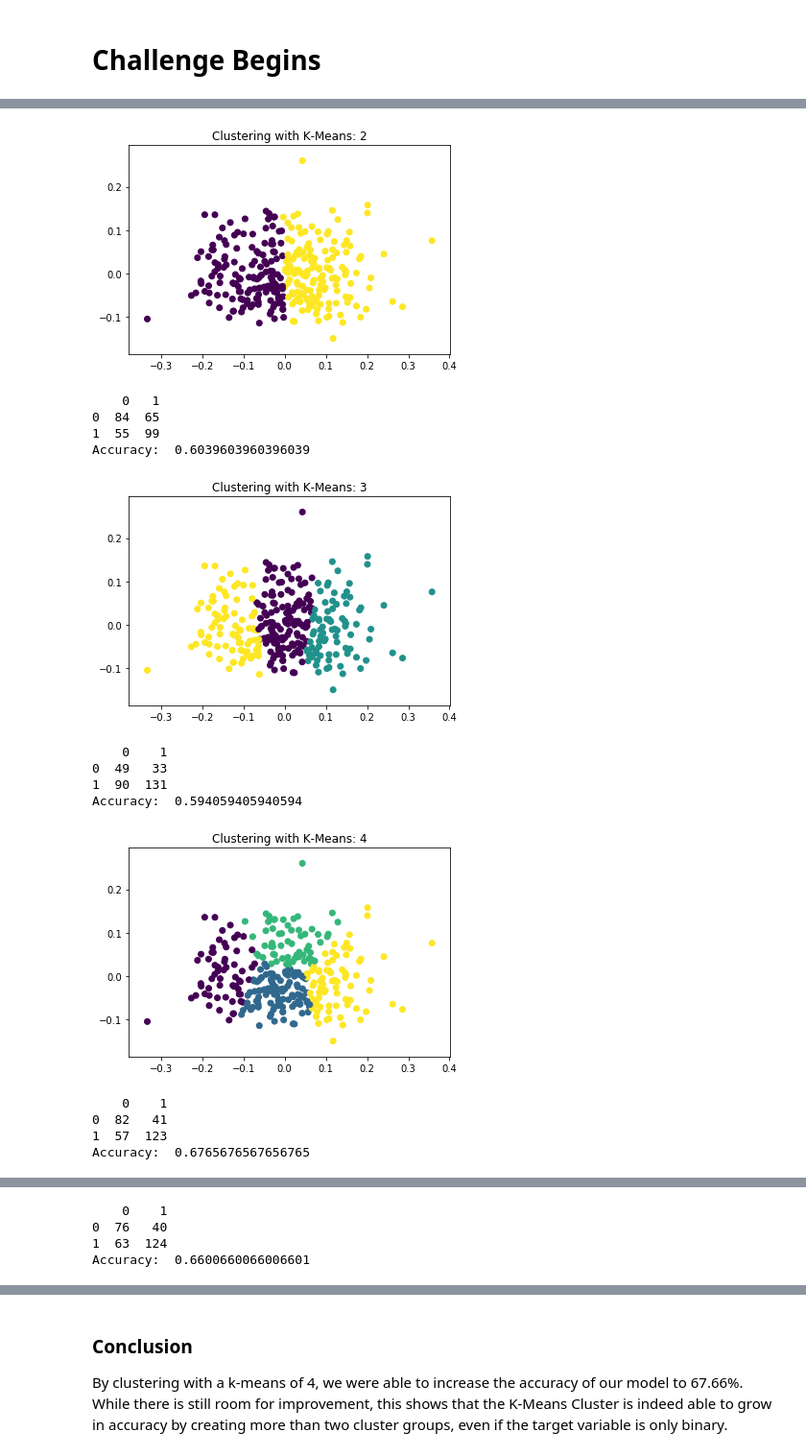
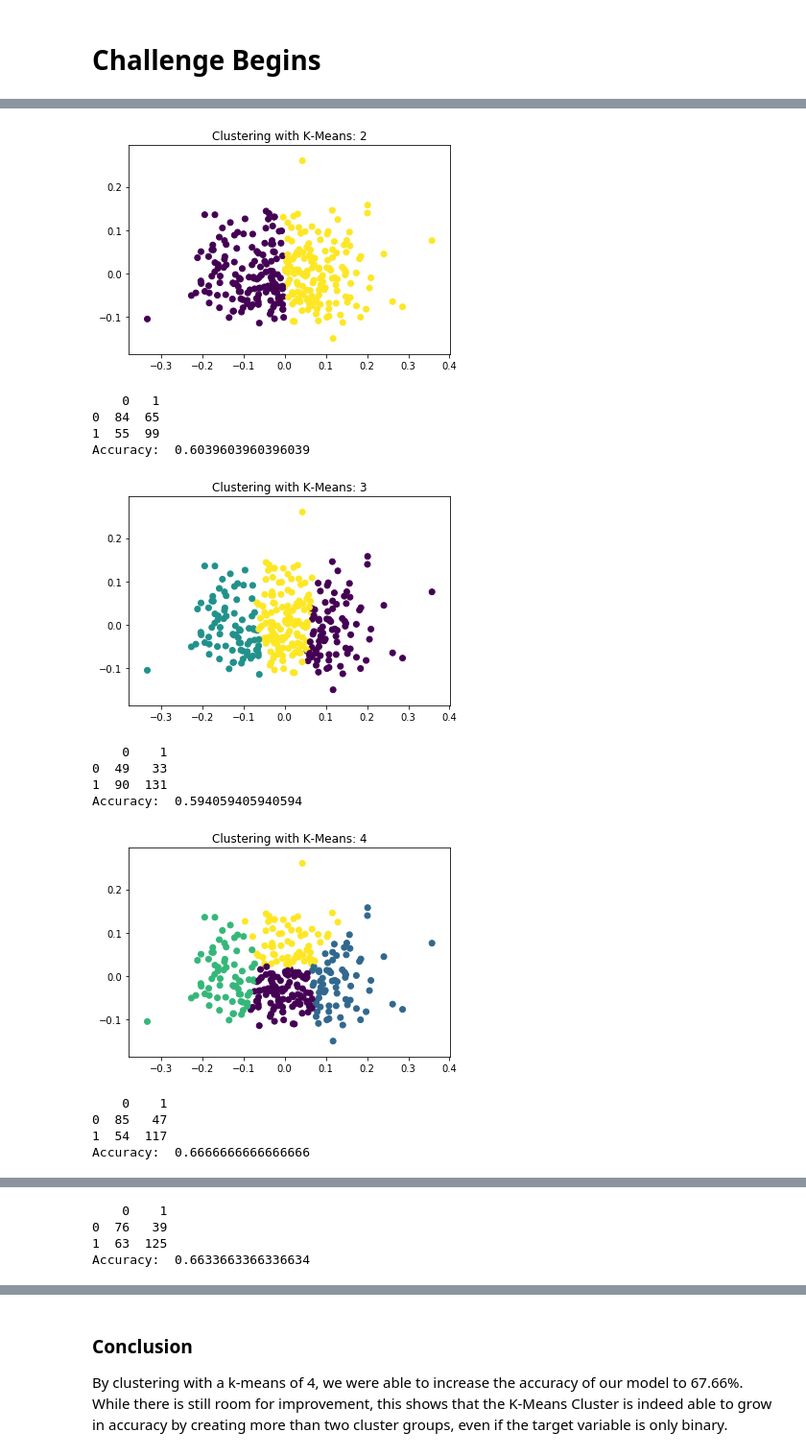
Before and after one commit to paulbenschmidt/thinkful-coursework, a Jupyter notebook: Unit4-UnsupervisedLearning/4.2.2 Exercise - K-Means.ipynb, the cells around one changed output, grey strips where cells are left out. Shown at 96% size. Cells and saved outputs as stored; diff of their text form; code cells hidden in the pictures.

```diff
--- a/Unit4-UnsupervisedLearning/4.2.2 Exercise - K-Means.ipynb
+++ b/Unit4-UnsupervisedLearning/4.2.2 Exercise - K-Means.ipynb
@@ -120,3 +120,6 @@ This marks a significant change. How substantial is the computational performanc
 Your task is to take the $k$-means code here and see what happens when you change the value of $k$.  What solution, if any, do you find most compelling? Does complexity start to become an issue with this data set? Play around a bit and write up your findings and your process to share with your mentor.  Keep in mind that it may be possible to have a solution with more than two clusters that is still better at tracking the real binary outcome – two of those clusters may map to "heart disease" while the other maps to "no heart disease," for example.
 # %% [markdown]
 # Challenge Begins
+# %%
+y_pred = KMeans(n_clusters=4, random_state=42).fit_predict(X_pca)
+pd.crosstab(y_pred, y)
@@ -134,28 +144,28 @@ def interpret(crosstab):
 # %%
 # Using PCA features with different k-values
 X_pca = PCA(2).fit_transform(X_norm)
 
-for x in range(2,10):
-    y_pred = KMeans(n_clusters=x, random_state=42).fit_predict(X_pca)
+for x in range(2,15):
+    y_pred = KMeans(n_clusters=x, random_state=42).fit_predict(X_norm)
     plt.scatter(X_pca[:, 0], X_pca[:, 1], c=y_pred)
     plt.title('Clustering with K-Means: ' + str(x))
     plt.show()
     foo = interpret(pd.crosstab(y_pred, y))
     print(foo)
     print('Accuracy: ', (foo.iloc[0,0] + foo.iloc[1,1]) / sum(foo.sum()))
 # %% [output]
 [figure]
     0   1
 0  84  65
 1  55  99
 Accuracy:  0.6039603960396039
-[figure, old version]
+[figure, new version]
     0    1
 0  49   33
 1  90  131
 Accuracy:  0.594059405940594
-[figure, old version]
+[figure, new version]
     0    1
-0  82   41
-1  57  123
-Accuracy:  0.6765676567656765
+0  85   47
+1  54  117
+Accuracy:  0.6666666666666666
@@ -163,4 +173,4 @@ Accuracy:  0.6765676567656765
     0    1
-0  76   40
-1  63  124
-Accuracy:  0.6600660066006601
+0  76   39
+1  63  125
+Accuracy:  0.6633663366336634
```
Also changed, not shown: parts of 3 cells of this notebook.
